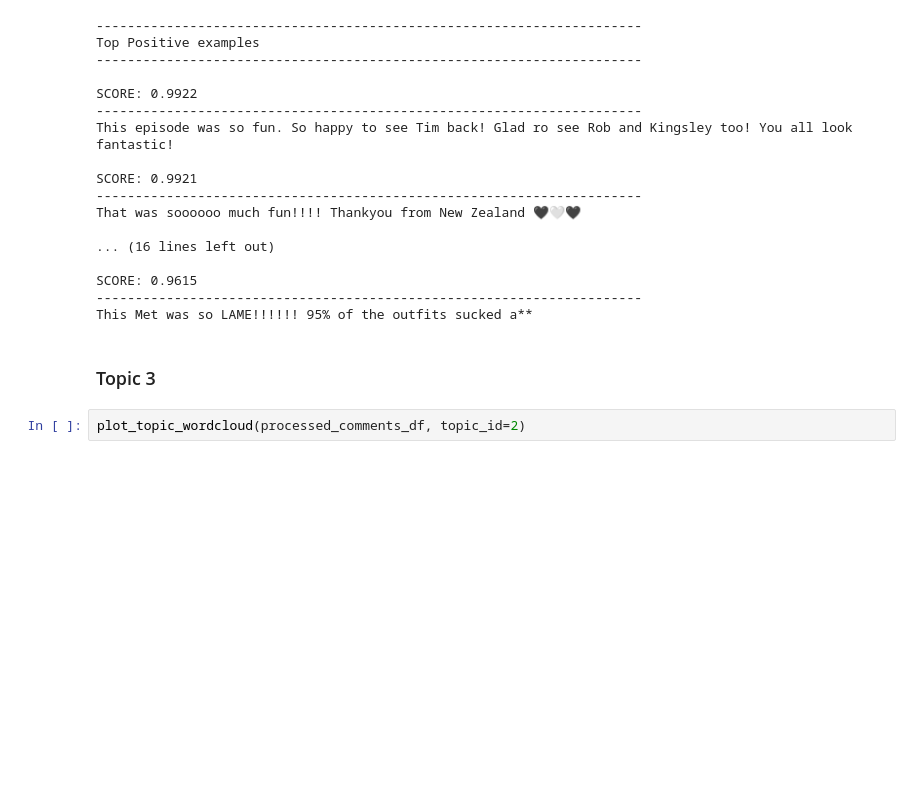
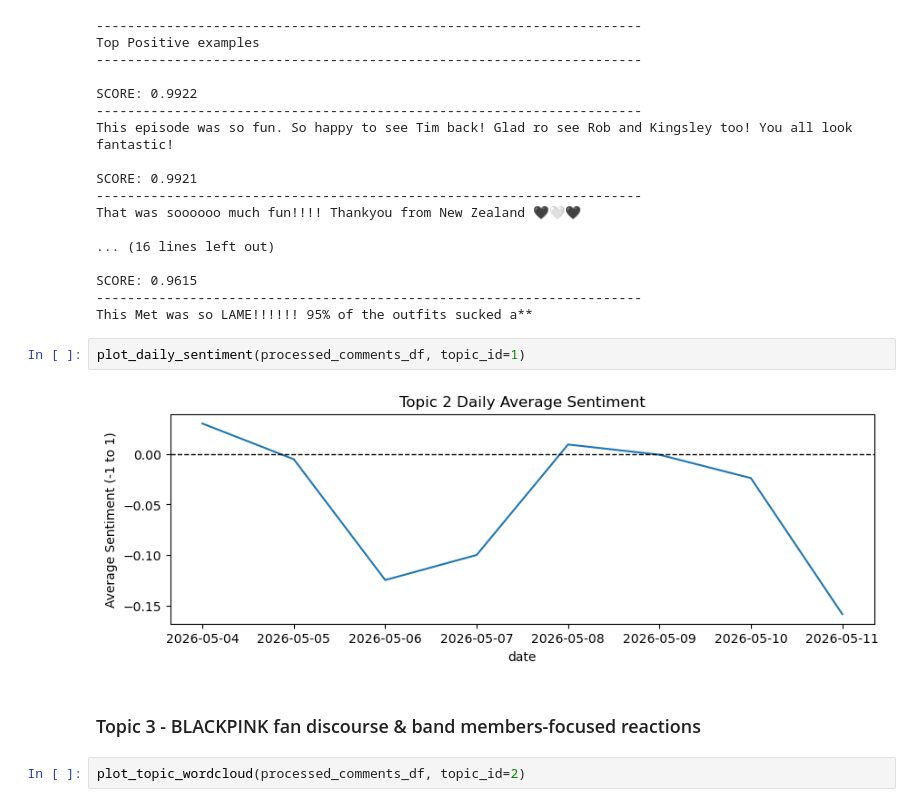
Before and after one commit to gnol-123/Network-Analysis-Project, a Jupyter notebook: notebooks/05_topic_modelling_and_analysis.ipynb, the cells around one changed output. Cells and saved outputs as stored; diff of their text form; blank space fills up the shorter version.

```diff
--- a/notebooks/05_topic_modelling_and_analysis.ipynb
+++ b/notebooks/05_topic_modelling_and_analysis.ipynb
@@ -941,8 +970,12 @@ That was soooooo much fun!!!! Thankyou from New Zealand 🖤🤍🖤
 SCORE: 0.9615
 ----------------------------------------------------------------------
 This Met was so LAME!!!!!! 95% of the outfits sucked a**
+# %%
+plot_daily_sentiment(processed_comments_df, topic_id=1)
+# %% [output]
+[figure, added]
 # %% [markdown]
-### Topic 3
+### Topic 3 - BLACKPINK fan discourse & band members-focused reactions
 # %%
 plot_topic_wordcloud(processed_comments_df, topic_id=2)
 # %% [output]
```
Also changed, not shown: parts of 8 cells of this notebook.
